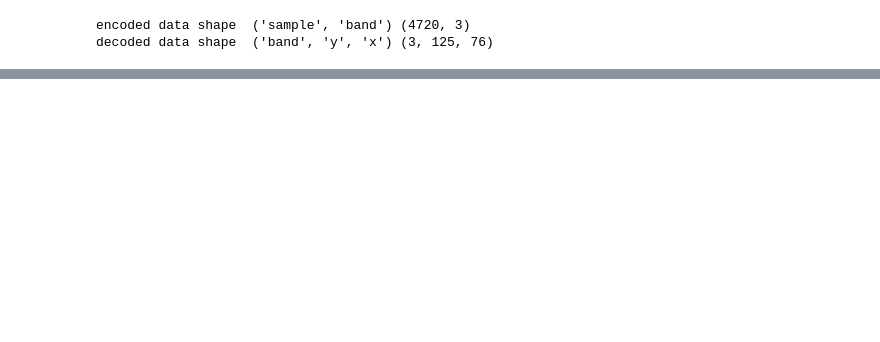
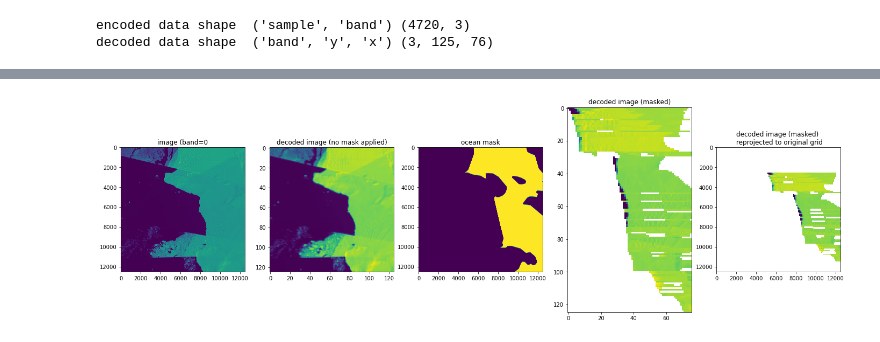
Before and after one commit to Iceshelves/AutomatedDamageDetection, a Jupyter notebook: notebooks/preprocessing/demo_mask_ocean.ipynb, the cells around one changed output, grey strips where cells are left out. Saved outputs shown, nothing was run; the diff lists cells and outputs as text; code cells hidden in the pictures; blank space fills up the shorter version.

```diff
--- a/notebooks/preprocessing/demo_mask_ocean.ipynb
+++ b/notebooks/preprocessing/demo_mask_ocean.ipynb
@@ -142,0 +156,29 @@ axs[2].set_title('decoded image (masked)');
+# %%
+# xarray merge: doesnt work; only NaNs?
+
+decoded_masked.name='decoded_masked'
+data.name='img_data'
+merged = xr.merge([decoded_masked, data])
+merged['decoded_masked']
+
+merged['decoded_masked'].isel(band=0).plot.imshow()
+# %%
+# reproject griddata to original grid
+
+import rasterio as rio
+
+img_to_match_to = data
+img = decoded_masked
+
+
+# -- match grid (extent, resolution and projection)
+img_repr_match = img.rio.reproject_match(img_to_match_to,resampling=rio.enums.Resampling.nearest,nodata=np.nan) # need to specify nodata, otherwise fills with (inf) number 1.79769313e+308
+
+# advised to update coords
+img_repr_match = img_repr_match.assign_coords({
+    "x": img_to_match_to.x,
+    "y": img_to_match_to.y,
+})
+
+img_repr_match
+# da_conc = xr.concat([img_to_match_to, img_repr_match],dim='band',join='outer',coords='all',combine_attrs='drop_conflicts')#,fill_value=1)
@@ -142,0 +203,14 @@ axs[2].set_title('decoded image (masked)');
+# %%
+fig,axs = plt.subplots(1,5,figsize=(24,12))
+axs[0].imshow(data.isel(band=0)) #.transpose('y','x','band'))
+axs[1].imshow(decoded_da.isel(band=0))
+axs[2].imshow(mask.isel(band=0))
+axs[3].imshow(decoded_masked.isel(band=0))
+axs[4].imshow(img_repr_match.isel(band=0))
+axs[0].set_title('image (band=0');
+axs[1].set_title('decoded image (no mask applied)');
+axs[2].set_title('ocean mask');
+axs[3].set_title('decoded image (masked)');
+axs[4].set_title('decoded image (masked) \n reprojected to original grid');
+# %% [output]
+[figure, added]
```
Also changed, not shown: parts of 7 cells of this notebook.
